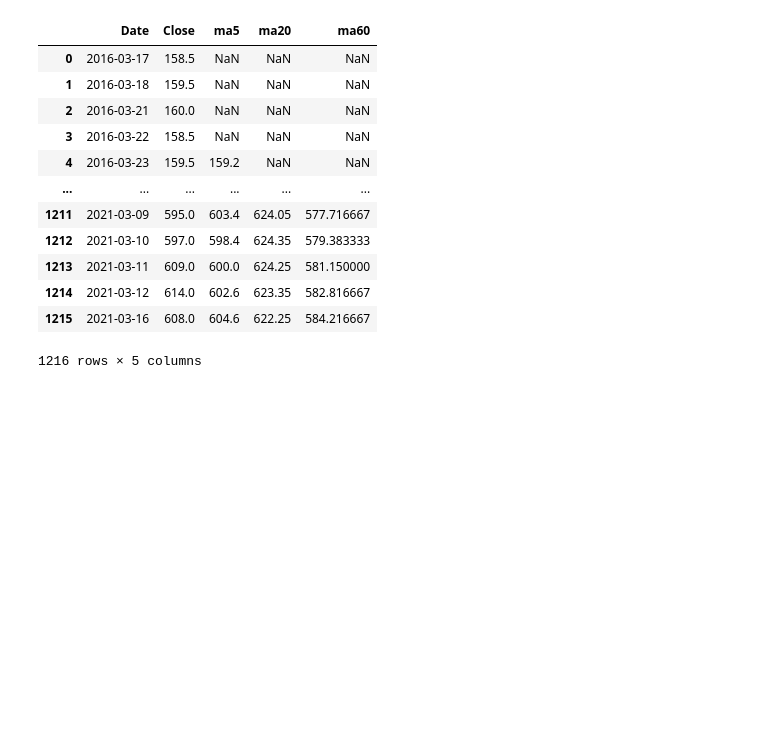
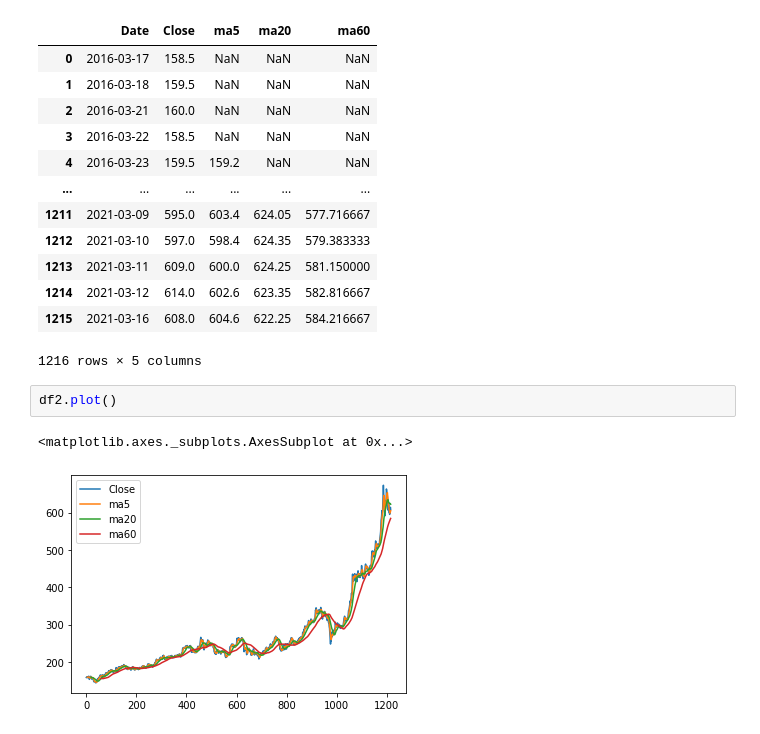
Before and after one commit to webclinic017/trade-backtest, a Jupyter notebook: 6_2_產生交易訊號並畫圖_存成csv上傳至github.ipynb, the cells around one changed output. Saved outputs shown, nothing was run; the diff lists cells and outputs as text; blank space fills up the shorter version.

```diff
--- a/6_2_產生交易訊號並畫圖_存成csv上傳至github.ipynb
+++ b/6_2_產生交易訊號並畫圖_存成csv上傳至github.ipynb
@@ -149,3 +149,8 @@ df2
 | 1214 | 2021-03-12 | 614.0 | 602.6 | 623.35 | 582.816667 |
 | 1215 | 2021-03-16 | 608.0 | 604.6 | 622.25 | 584.216667 |
 1216 rows × 5 columns
+# %%
+df2.plot()
+# %% [output]
+<matplotlib.axes._subplots.AxesSubplot at 0x...>
+[figure, added]
```
